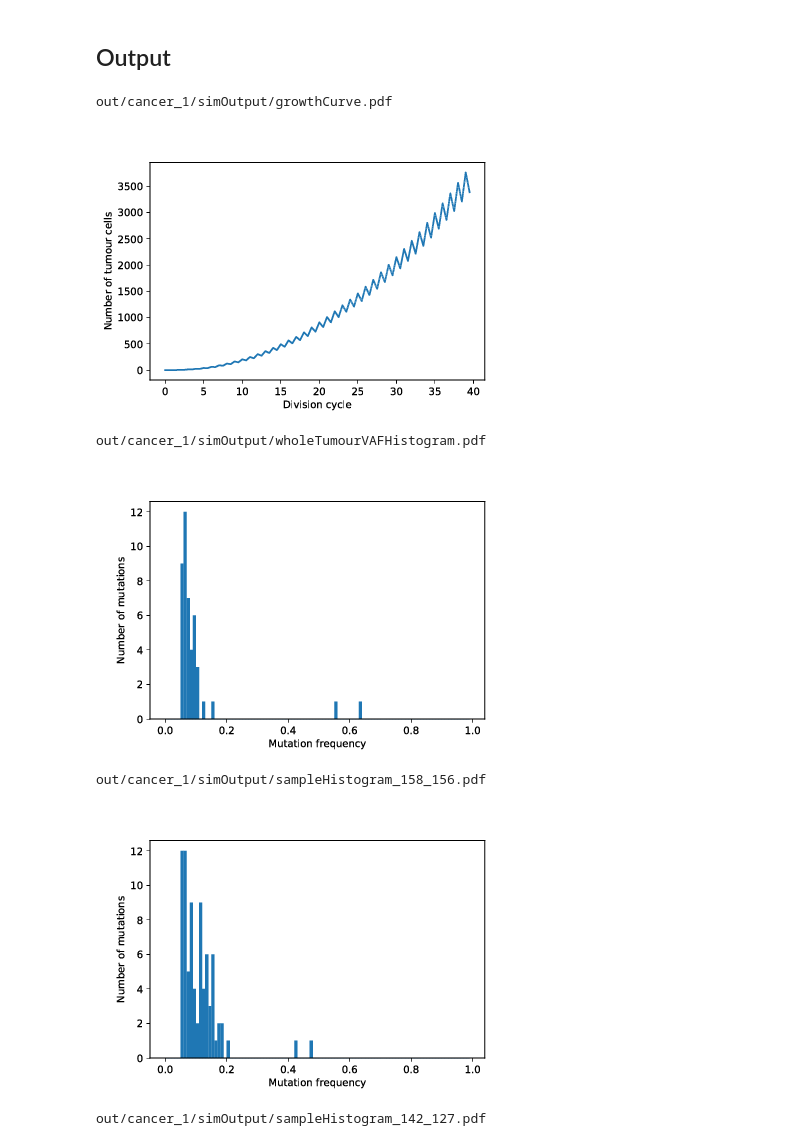
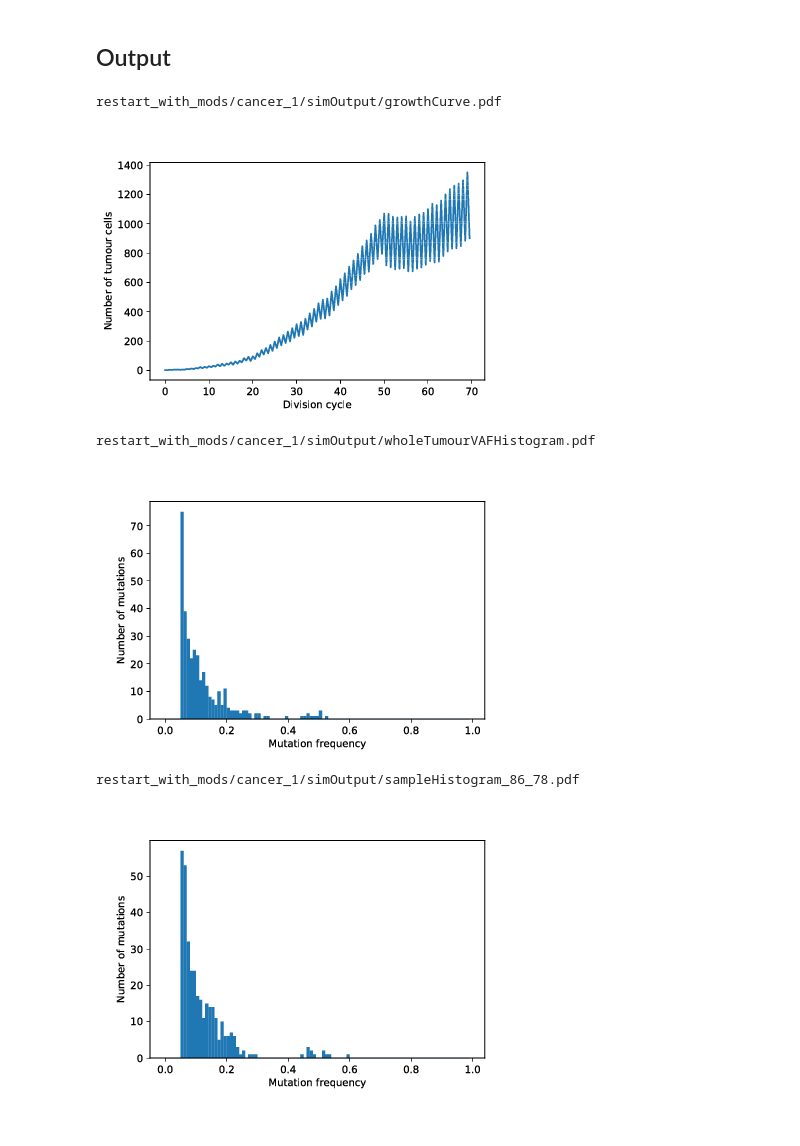
Before and after one commit to mpievolbio-scicomp/cancer_sim, a Jupyter notebook: docs/source/include/notebooks/run_dump_reload_continue.ipynb, the cells around one changed output. Cells and saved outputs as stored; diff of their text form; code cells hidden in the pictures.

```diff
--- a/docs/source/include/notebooks/run_dump_reload_continue.ipynb
+++ b/docs/source/include/notebooks/run_dump_reload_continue.ipynb
@@ -108,13 +114,18 @@ cancer_sim.dump()
 # %% [markdown]
 ## Reload the simulation
 # %%
-cancer_sim = casim.load_cancer_simulation('out/cancer_1/cancer_sim.py.dill')
+restart_with_mods = casim.load_cancer_simulation(cancer_sim.dumpfile)
 # %% [markdown]
 ## Change adv. mutant properties and run for 20 more generations.
 # %%
-cancer_sim.parameters.adv_mutant_division_probability = 1.0
-cancer_sim.parameters.adv_mutant_mutation_probability = 1.0
-cancer_sim.parameters.number_of_generations = 20
+restart_with_mods.parameters.adv_mutant_division_probability = 1.0
+restart_with_mods.parameters.death_probability = 0.5
+restart_with_mods.parameters.number_of_generations = 20
+# %%
+outdir = 'restart_with_mods'
+clear_outdir(outdir)
+
+restart_with_mods.outdir = outdir
 # %%
-cancer_sim.run()
+restart_with_mods.run()
 # %% [output]
@@ -139,14 +150,14 @@ cancer_sim.run()
 # %% [markdown]
 ## Output
 # %%
-for pdf in glob(os.path.join(image_path,"*.pdf")):
+pdfs = glob(os.path.join(restart_with_mods.outdir,'cancer_1', 'simOutput',"*.pdf"))
+for pdf in pdfs:
     print(pdf)
     display(WImage(filename=pdf))
 # %% [output]
-out/cancer_1/simOutput/growthCurve.pdf
+restart_with_mods/cancer_1/simOutput/growthCurve.pdf
-[figure, old version]
+[figure, new version]
-out/cancer_1/simOutput/wholeTumourVAFHistogram.pdf
+restart_with_mods/cancer_1/simOutput/wholeTumourVAFHistogram.pdf
-[figure, old version]
+[figure, new version]
-out/cancer_1/simOutput/sampleHistogram_158_156.pdf
+restart_with_mods/cancer_1/simOutput/sampleHistogram_86_78.pdf
-[figure, old version]
+[figure, new version]
-out/cancer_1/simOutput/sampleHistogram_142_127.pdf
```
Also changed, not shown: parts of 29 cells of this notebook, 2 other files.
